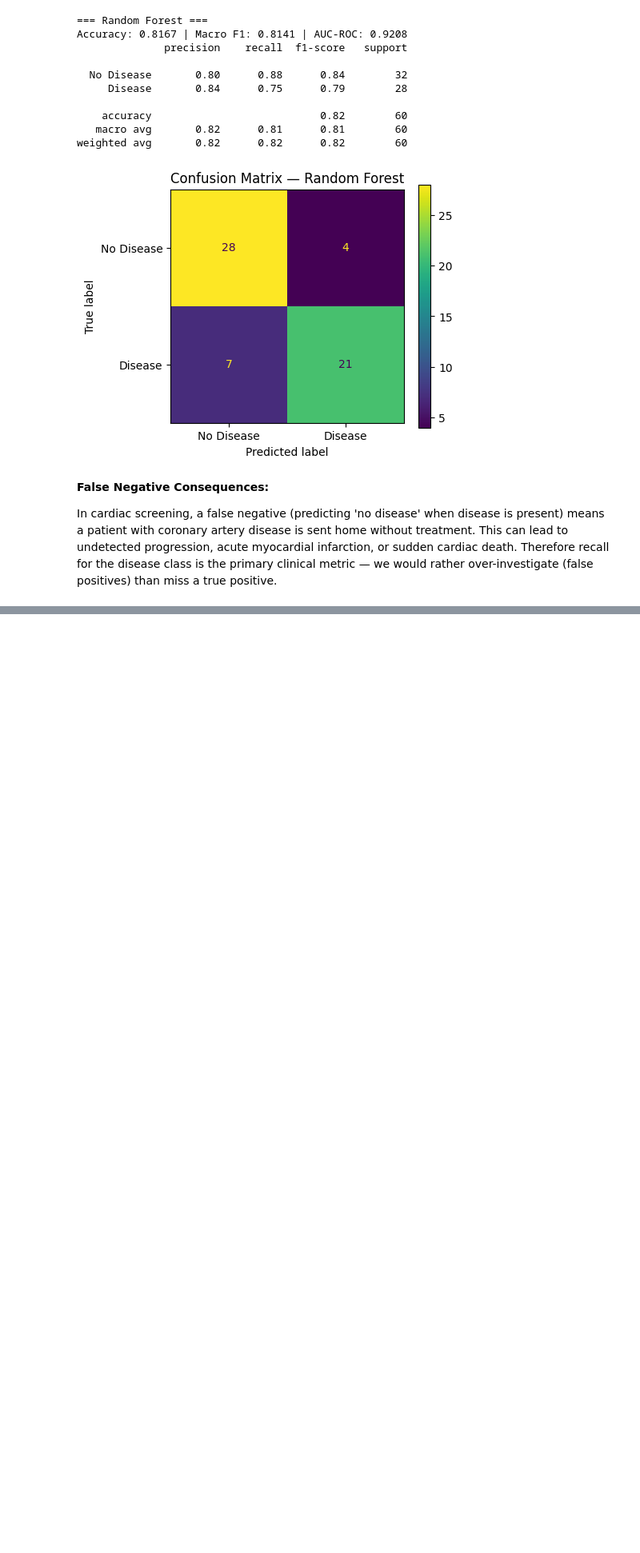
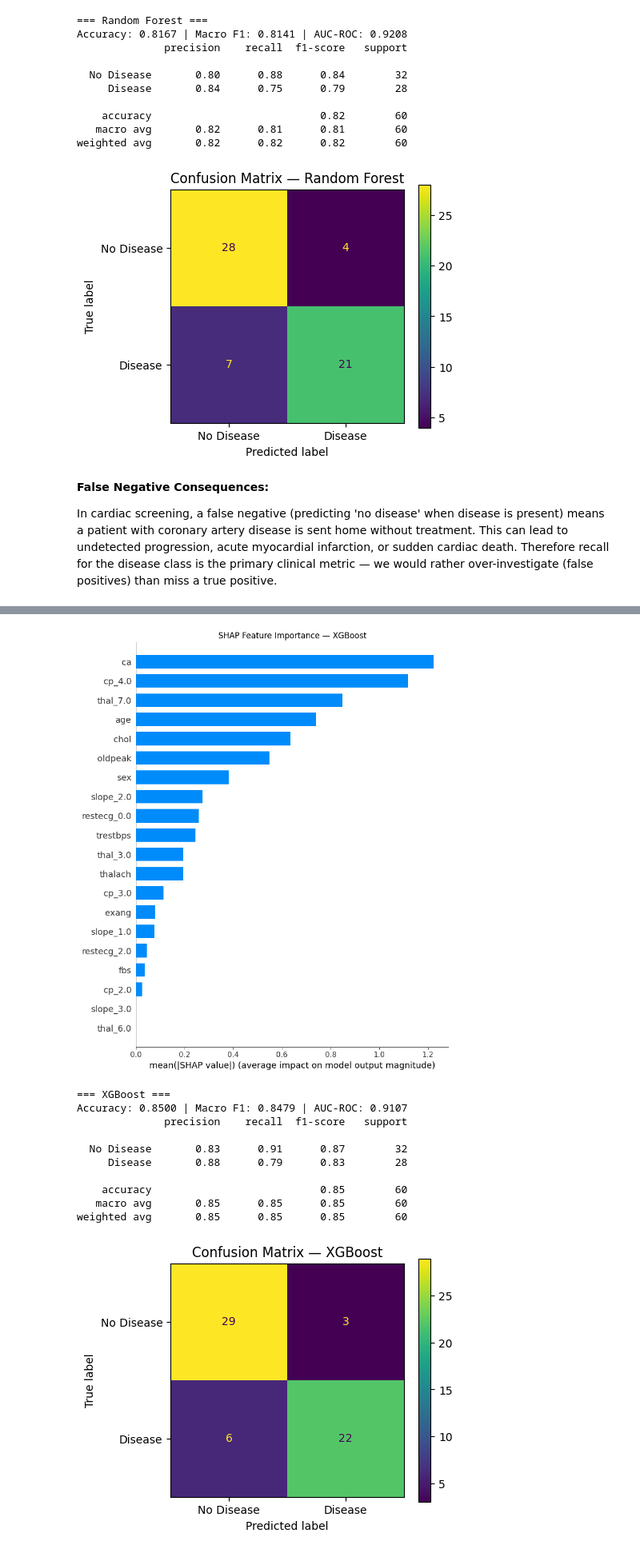
Before and after one commit to Ishmal-fa/cardioai-heart-disease-ml-pipeline, a Jupyter notebook: heart_disease_ml_pipeline.ipynb, the cells around one changed output, grey strips where cells are left out. Shown at 80% size. Saved outputs shown, nothing was run; the diff lists cells and outputs as text; code cells hidden in the pictures; blank space fills up the shorter version.

```diff
--- a/heart_disease_ml_pipeline.ipynb
+++ b/heart_disease_ml_pipeline.ipynb
@@ -551,0 +613,34 @@ over-investigate (false positives) than miss a true positive.
+# %%
+# Final XGBoost trained on full training set
+xgb_final = xgb.XGBClassifier(
+    n_estimators=best_round + 1,
+    learning_rate=gs_xgb.best_params_['learning_rate'],
+    max_depth=gs_xgb.best_params_['max_depth'],
+    use_label_encoder=False, eval_metric='logloss',
+    random_state=42, n_jobs=-1
+)
+xgb_final.fit(X_train_sm, y_train_sm)
+
+# SHAP values
+explainer = shap.TreeExplainer(xgb_final)
+shap_vals  = explainer.shap_values(X_test)
+
+plt.figure(figsize=(9, 5))
+shap.summary_plot(shap_vals, X_test, plot_type='bar', show=False)
+plt.title('SHAP Feature Importance — XGBoost')
+plt.tight_layout(); plt.show()
+
+xgb_acc, xgb_f1, xgb_auc, xgb_prob = eval_model(xgb_final, X_test, y_test, 'XGBoost')
+# %% [output]
+[figure, added]
+=== XGBoost ===
+Accuracy: 0.8500 | Macro F1: 0.8479 | AUC-ROC: 0.9107
+              precision    recall  f1-score   support
+
+  No Disease       0.83      0.91      0.87        32
+     Disease       0.88      0.79      0.83        28
+
+    accuracy                           0.85        60
+   macro avg       0.85      0.85      0.85        60
+weighted avg       0.85      0.85      0.85        60
+[figure, added]
```
Also changed, not shown: parts of 4 cells of this notebook.
